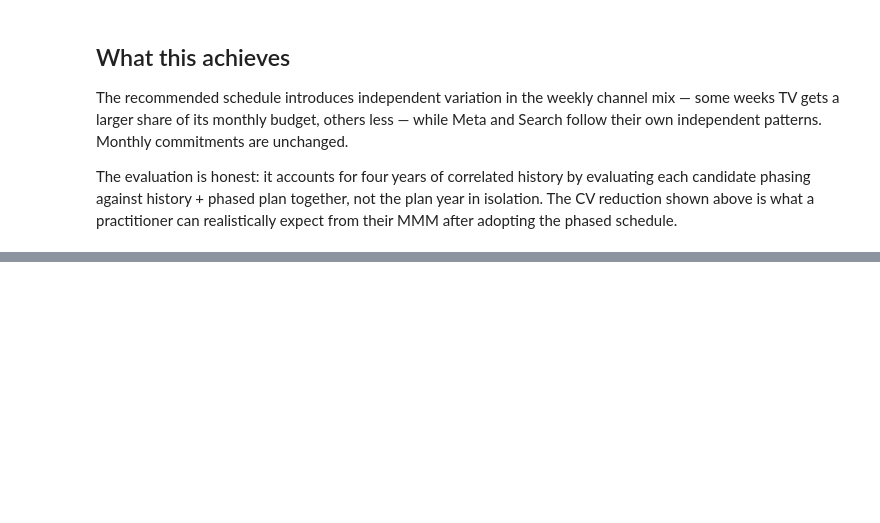
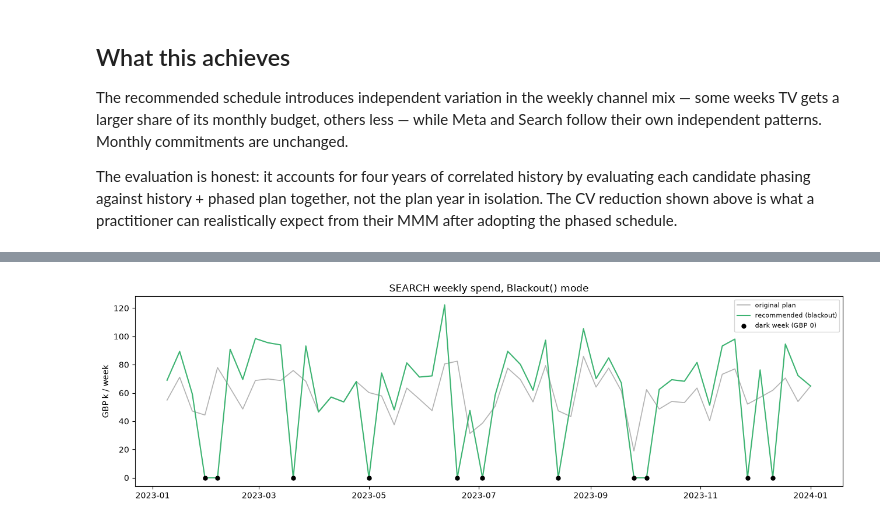
Before and after one commit to raz1470/how_wrong_is_your_mmm, a Jupyter notebook: notebooks/02_phaser_walkthrough.ipynb, the cells around one changed output, grey strips where cells are left out. Cells and saved outputs as stored; diff of their text form; code cells hidden in the pictures; blank space fills up the shorter version.

```diff
--- a/notebooks/02_phaser_walkthrough.ipynb
+++ b/notebooks/02_phaser_walkthrough.ipynb
@@ -448,0 +527,36 @@ The evaluation is honest: it accounts for four years of correlated history by ev
+# %%
+fig, ax = plt.subplots(figsize=(13, 4))
+
+ax.plot(
+    plan.index,
+    plan["search"] / 1000,
+    color="grey",
+    alpha=0.6,
+    linewidth=1.2,
+    label="original plan",
+)
+ax.plot(
+    sched_blackout.index,
+    sched_blackout["search"] / 1000,
+    color="mediumseagreen",
+    linewidth=1.5,
+    label="recommended (blackout)",
+)
+
+dark_mask = sched_blackout["search"] == 0.0
+ax.scatter(
+    sched_blackout.index[dark_mask],
+    sched_blackout["search"][dark_mask] / 1000,
+    color="black",
+    zorder=5,
+    s=25,
+    label="dark week (GBP 0)",
+)
+
+ax.set_ylabel("GBP k / week")
+ax.set_title("SEARCH weekly spend, Blackout() mode")
+ax.legend(fontsize=8)
+plt.tight_layout()
+plt.show()
+# %% [output]
+[figure, added]
```
Also changed, not shown: parts of 12 cells of this notebook, 8 other files.
